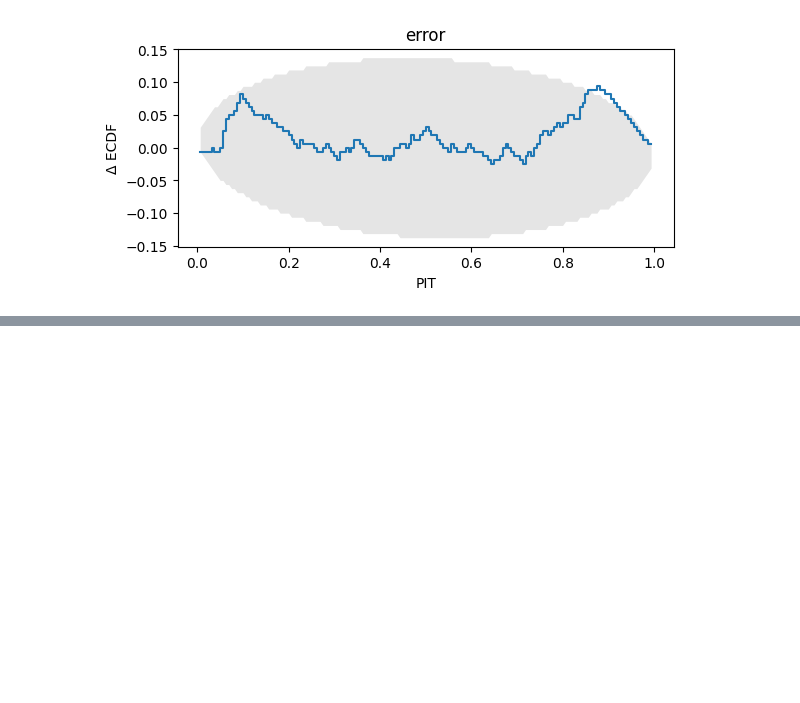
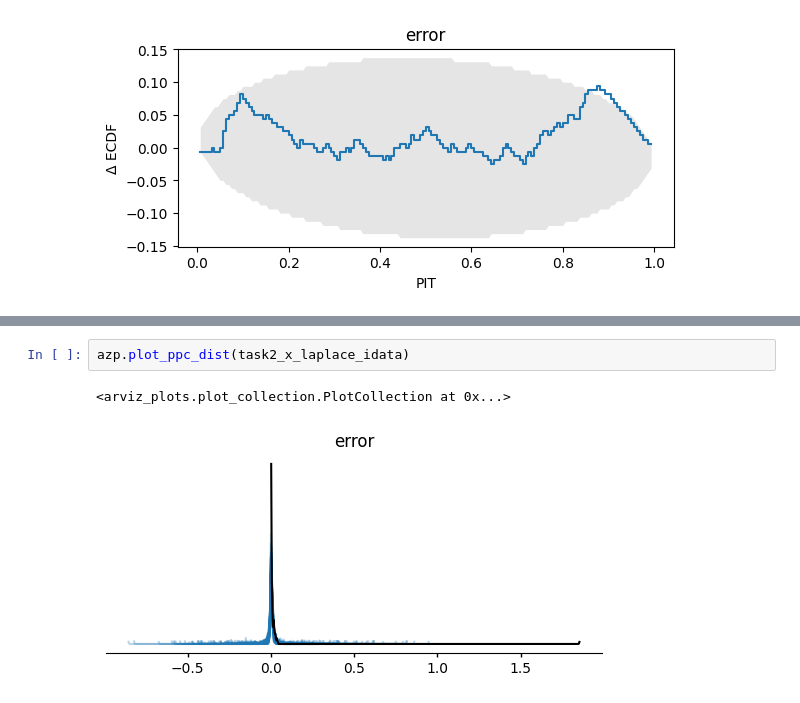
Before and after one commit to mika-long/vis-decode-analysis, a Jupyter notebook: PyMC/task2.ipynb, the cells around one changed output, grey strips where cells are left out. Cells and saved outputs as stored; diff of their text form; blank space fills up the shorter version.

```diff
--- a/PyMC/task2.ipynb
+++ b/PyMC/task2.ipynb
@@ -209,0 +344,5 @@ We will fit a Laplace model.
+# %%
+azp.plot_ppc_dist(task2_x_laplace_idata)
+# %% [output]
+<arviz_plots.plot_collection.PlotCollection at 0x...>
+[figure, added]
```
Also changed, not shown: parts of 12 cells of this notebook.
